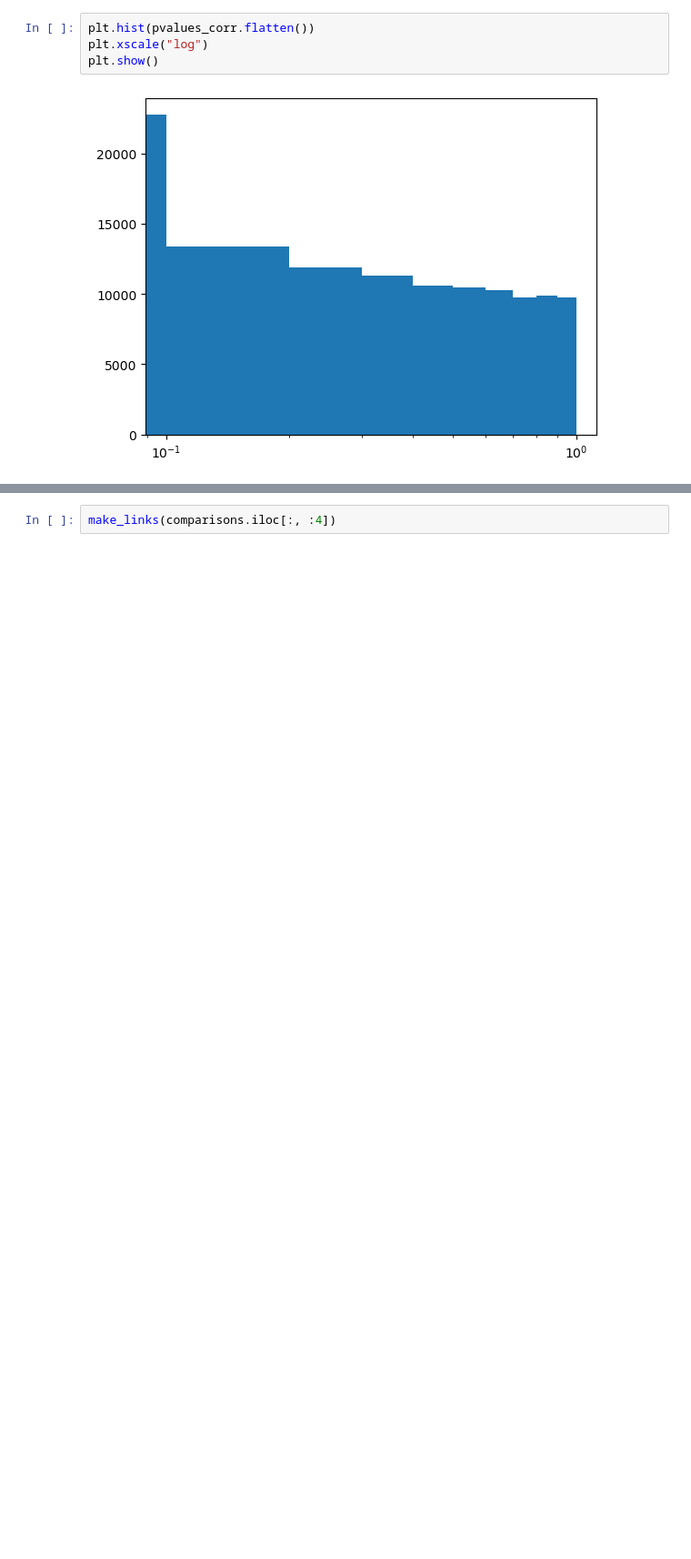
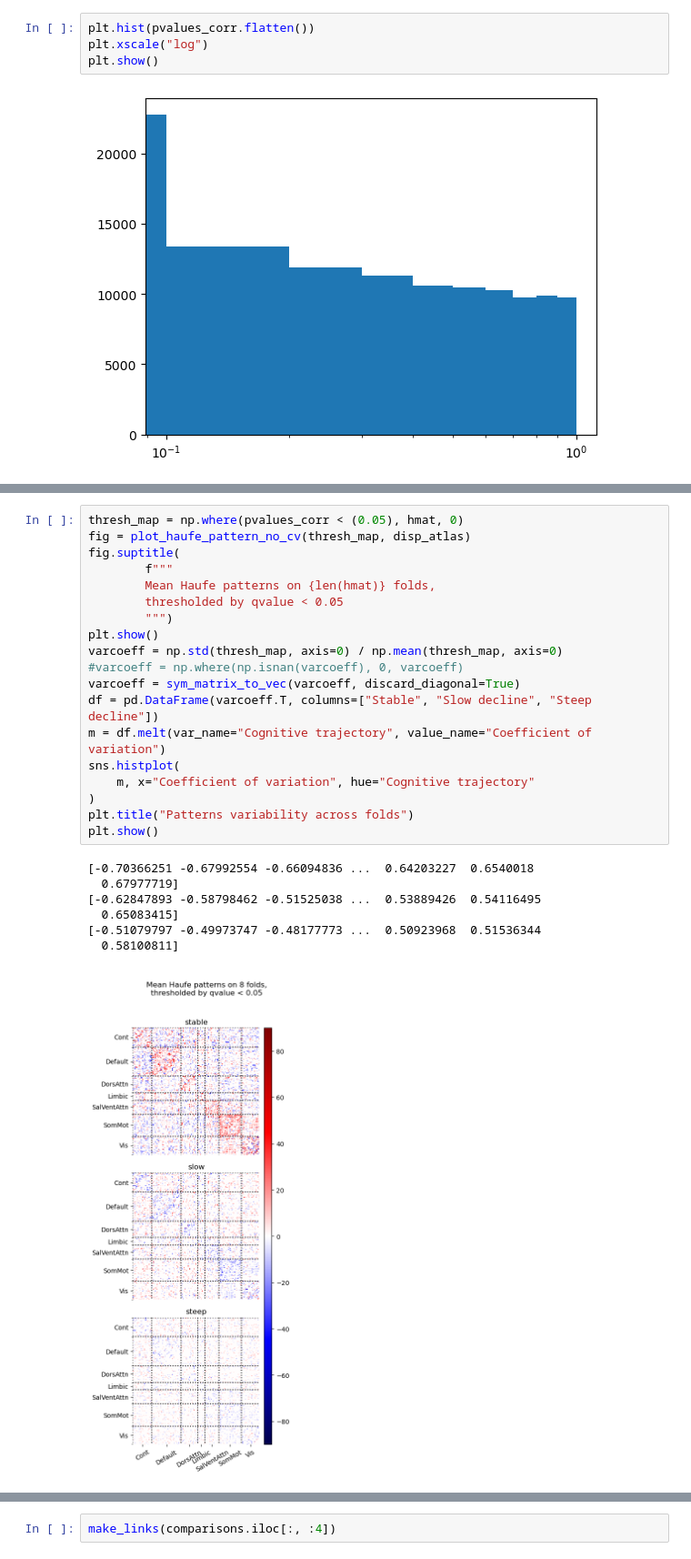
Before and after one commit to jonathan-legrand/cogpred, a Jupyter notebook: predict_cluster_fc.ipynb, the cells around one changed output, grey strips where cells are left out. Shown at 91% size. Drawn from its saved outputs; the diff is of its cells as text; blank space fills up the shorter version.

```diff
--- a/predict_cluster_fc.ipynb
+++ b/predict_cluster_fc.ipynb
@@ -442,0 +439,27 @@ plt.show()
+# %%
+thresh_map = np.where(pvalues_corr < (0.05), hmat, 0)
+fig = plot_haufe_pattern_no_cv(thresh_map, disp_atlas)
+fig.suptitle(
+        f"""
+        Mean Haufe patterns on {len(hmat)} folds,
+        thresholded by qvalue < 0.05
+        """)
+plt.show()
+varcoeff = np.std(thresh_map, axis=0) / np.mean(thresh_map, axis=0)
+#varcoeff = np.where(np.isnan(varcoeff), 0, varcoeff)
+varcoeff = sym_matrix_to_vec(varcoeff, discard_diagonal=True)
+df = pd.DataFrame(varcoeff.T, columns=["Stable", "Slow decline", "Steep decline"])
+m = df.melt(var_name="Cognitive trajectory", value_name="Coefficient of variation")
+sns.histplot(
+    m, x="Coefficient of variation", hue="Cognitive trajectory"
+)
+plt.title("Patterns variability across folds")
+plt.show()
+# %% [output]
+[-0.70366251 -0.67992554 -0.66094836 ...  0.64203227  0.6540018
+  0.67977719]
+[-0.62847893 -0.58798462 -0.51525038 ...  0.53889426  0.54116495
+  0.65083415]
+[-0.51079797 -0.49973747 -0.48177773 ...  0.50923968  0.51536344
+  0.58100811]
+[figure, added]
```
Also changed, not shown: parts of 12 cells of this notebook.
